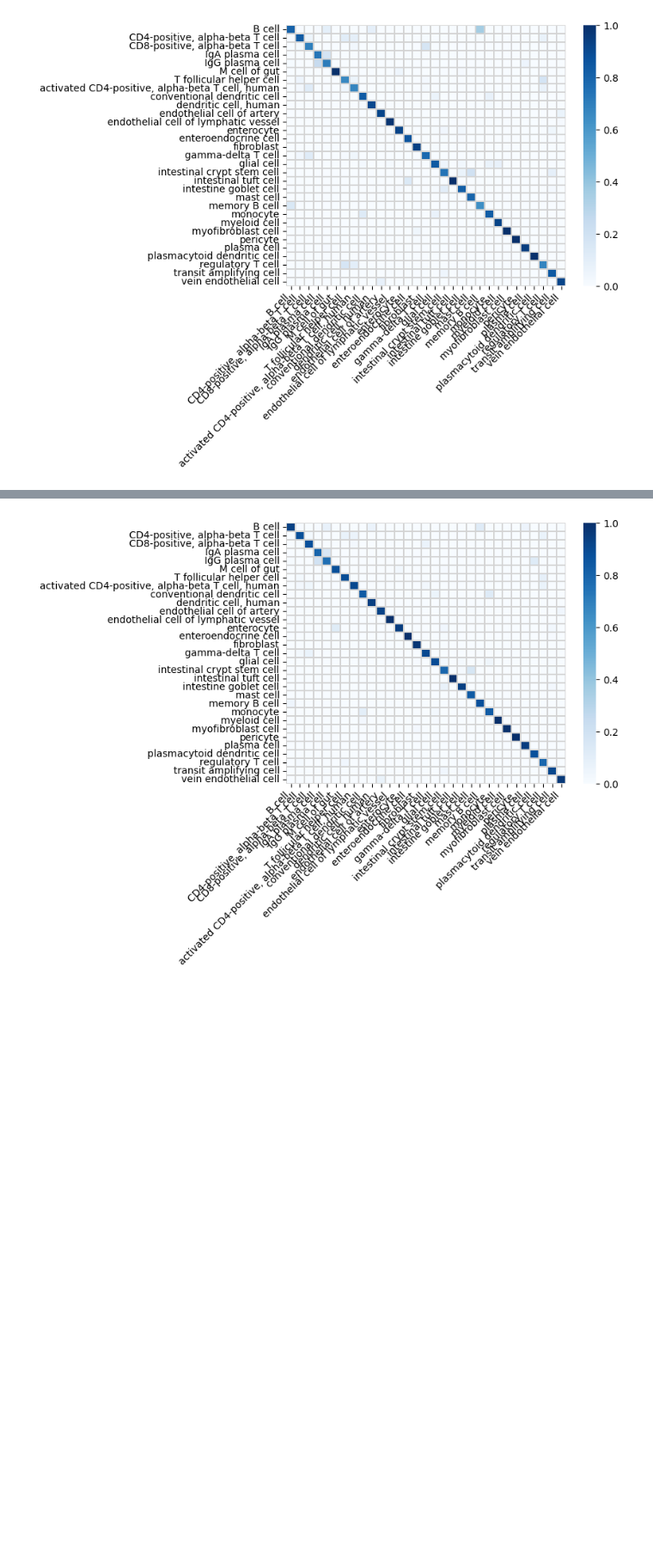
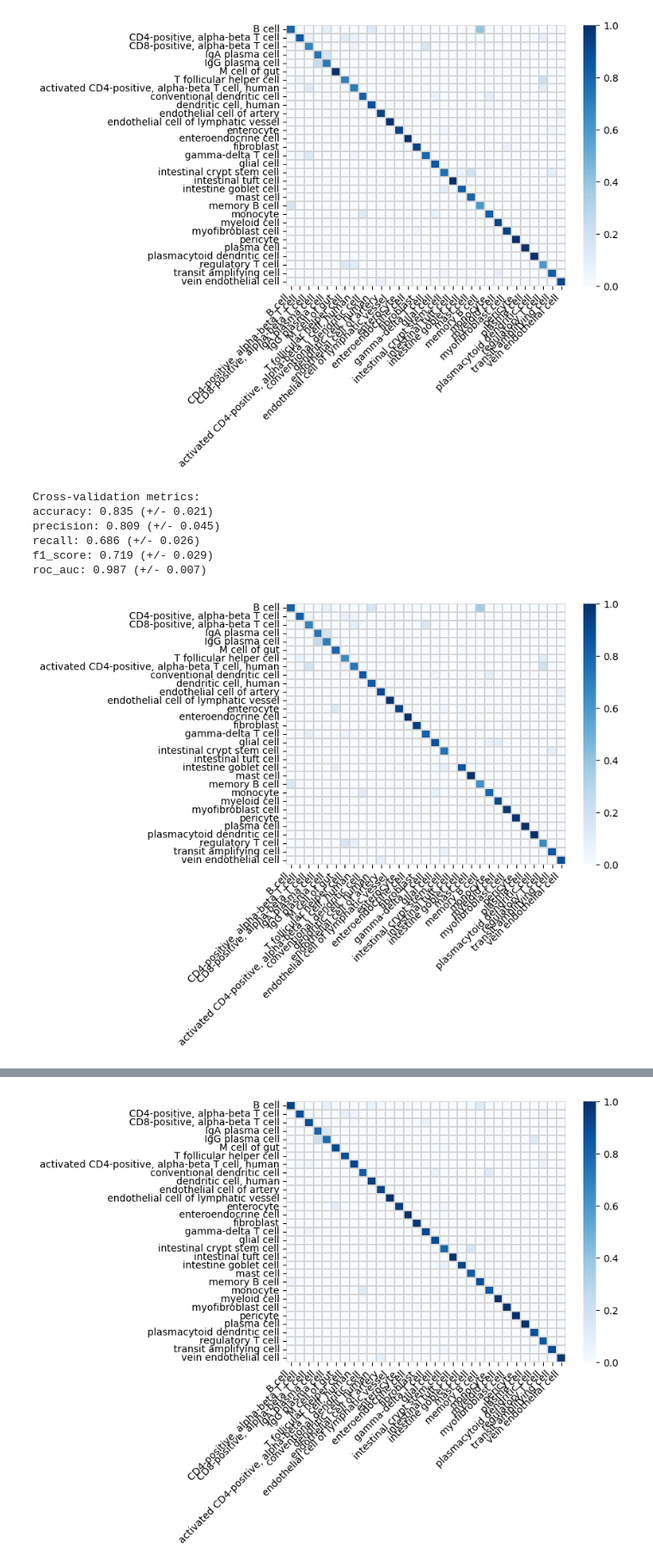
Before and after one commit to zyz314/bionemo-framework-From-NVIDIA, a Jupyter notebook: docs/docs/user-guide/examples/bionemo-geneformer/geneformer-celltype-classification.ipynb, the cells around one changed output, grey strips where cells are left out. Shown at 86% size. Cells and saved outputs as stored; diff of their text form; code cells hidden in the pictures; blank space fills up the shorter version.

```diff
--- a/docs/docs/user-guide/examples/bionemo-geneformer/geneformer-celltype-classification.ipynb
+++ b/docs/docs/user-guide/examples/bionemo-geneformer/geneformer-celltype-classification.ipynb
@@ -370,6 +403,19 @@ roc_auc: 0.987 (+/- 0.007)
 plot_cm(cm_10m)
 # %% [output]
 [figure]
+# %%
+results_10m_bnmo2, cm_10m_bnmo2 = run_benchmark(infer_Xs_10m_bnmo2, integer_labels, use_pca=False)
+# %% [output]
+Cross-validation metrics:
+accuracy: 0.835 (+/- 0.021)
+precision: 0.809 (+/- 0.045)
+recall: 0.686 (+/- 0.026)
+f1_score: 0.719 (+/- 0.029)
+roc_auc: 0.987 (+/- 0.007)
+# %%
+plot_cm(cm_10m_bnmo2)
+# %% [output]
+[figure, added]
 # %%
 results_106M, cm_106M = run_benchmark(infer_Xs_106m, integer_labels, use_pca=False)
 # %% [output]
```
Also changed, not shown: parts of 16 cells of this notebook, 2 other files.
